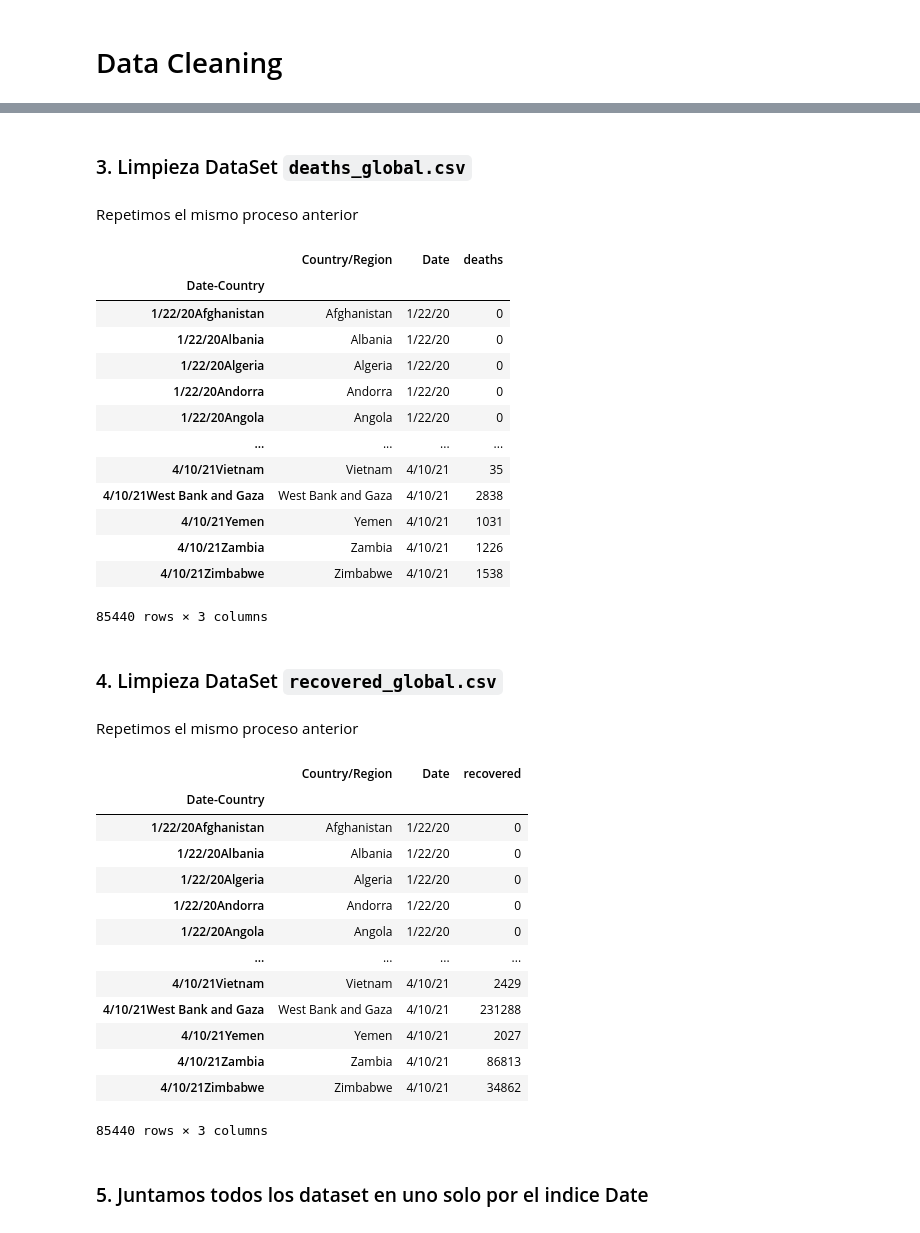
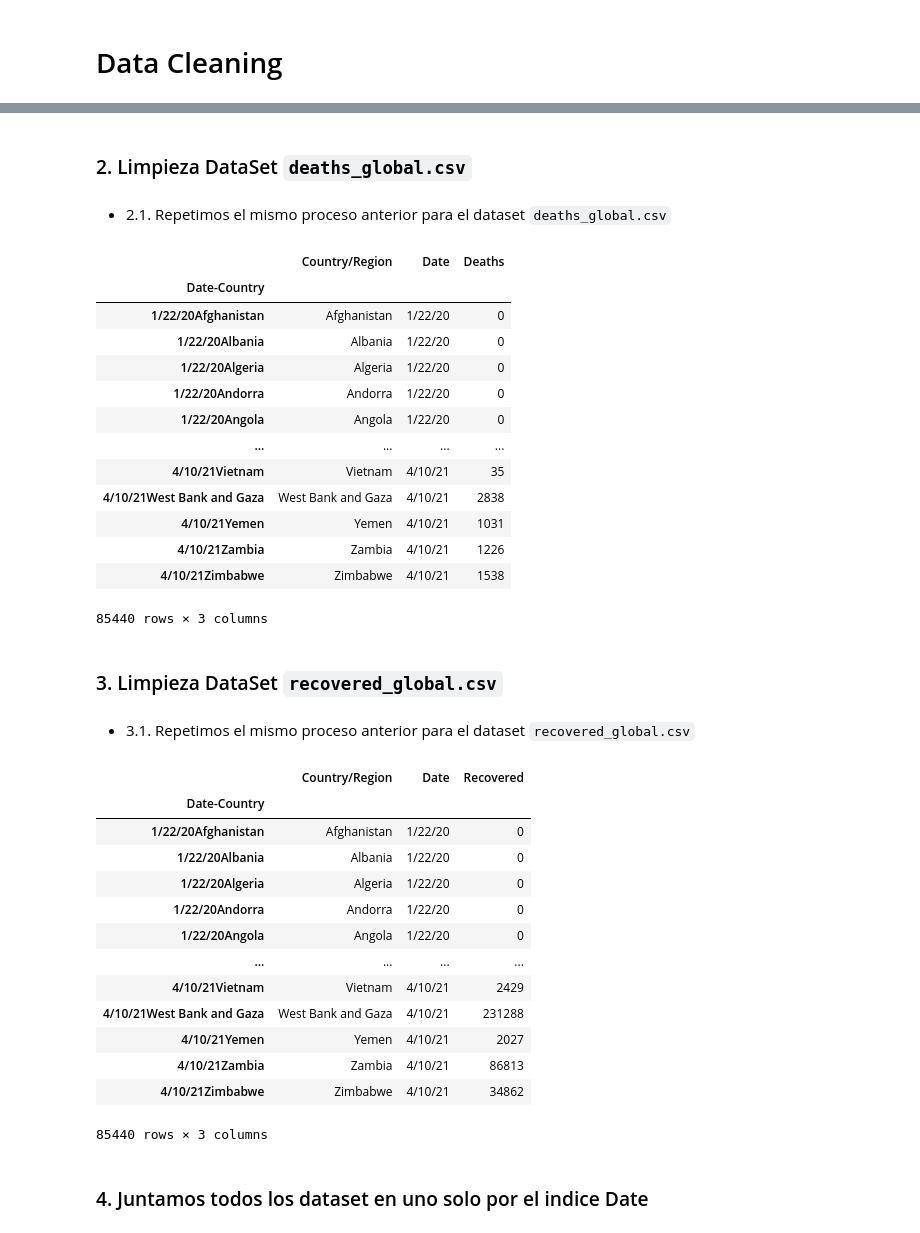
Before and after one commit to ParraCode/Core_Mid_Project-, a Jupyter notebook: data/data_cleaning.ipynb, the cells around one changed output, grey strips where cells are left out. Cells and saved outputs as stored; diff of their text form; code cells hidden in the pictures.

```diff
--- a/data/data_cleaning.ipynb
+++ b/data/data_cleaning.ipynb
@@ -48,21 +127,21 @@ df1.set_index('Date-Country')
 # %% [markdown]
-### 3. Limpieza DataSet `deaths_global.csv`
+### 2. Limpieza DataSet `deaths_global.csv`
-# %% [markdown]
-Repetimos el mismo proceso anterior
+# %% [markdown]
+- 2.1. Repetimos el mismo proceso anterior para el dataset `deaths_global.csv`
 # %%
 df2 = pd.read_csv("deaths_global.csv")
 df2 = df2.drop(['Province/State'], axis=1)
 df2 = df2.drop(['Lat'], axis=1)
 df2 = df2.drop(['Long'], axis=1)
 df2 = df2.groupby(['Country/Region']).sum().reset_index()
 df2 = df2.melt(id_vars=["Country/Region"],
         var_name="Date",
-        value_name="deaths")
+        value_name="Deaths")
 df2['Date-Country'] = df2['Date'] + df2['Country/Region']
 
 df2.set_index('Date-Country')
 # %% [output]
-|  | Country/Region | Date | deaths |
+|  | Country/Region | Date | Deaths |
 | Date-Country |  |  |  |
 | 1/22/20Afghanistan | Afghanistan | 1/22/20 | 0 |
 | 1/22/20Albania | Albania | 1/22/20 | 0 |
@@ -77,9 +156,9 @@ df2.set_index('Date-Country')
 | 4/10/21Zimbabwe | Zimbabwe | 4/10/21 | 1538 |
 85440 rows × 3 columns
 # %% [markdown]
-### 4. Limpieza DataSet `recovered_global.csv`
+### 3. Limpieza DataSet `recovered_global.csv`
-# %% [markdown]
-Repetimos el mismo proceso anterior
+# %% [markdown]
+- 3.1. Repetimos el mismo proceso anterior para el dataset `recovered_global.csv`
 # %%
 df3 = pd.read_csv("recovered_global.csv")
 df3 = df3.drop(['Province/State'], axis=1)
@@ -88,11 +167,11 @@ df3 = df3.drop(['Long'], axis=1)
 df3 = df3.groupby(['Country/Region']).sum().reset_index()
 df3 = df3.melt(id_vars=["Country/Region"],
         var_name="Date",
-        value_name="recovered")
+        value_name="Recovered")
 df3['Date-Country'] = df3['Date'] + df3['Country/Region']
 df3.set_index('Date-Country')
 # %% [output]
-|  | Country/Region | Date | recovered |
+|  | Country/Region | Date | Recovered |
 | Date-Country |  |  |  |
 | 1/22/20Afghanistan | Afghanistan | 1/22/20 | 0 |
 | 1/22/20Albania | Albania | 1/22/20 | 0 |
@@ -107,4 +186,4 @@ df3.set_index('Date-Country')
 | 4/10/21Zimbabwe | Zimbabwe | 4/10/21 | 34862 |
 85440 rows × 3 columns
 # %% [markdown]
-### 5. Juntamos todos los dataset en uno solo por el indice Date
+### 4. Juntamos todos los dataset en uno solo por el indice Date
```
Also changed, not shown: parts of 16 cells of this notebook.
